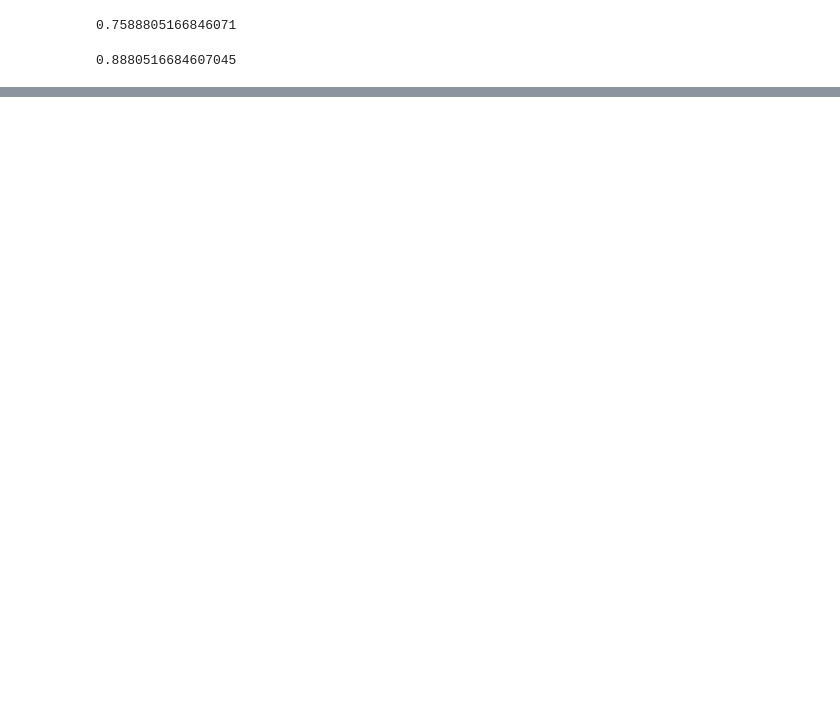
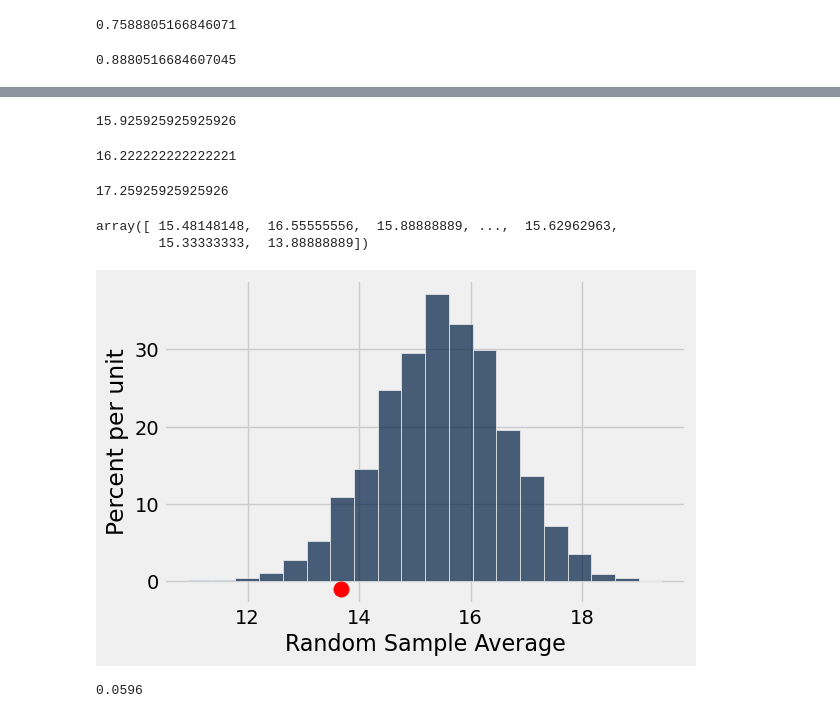
Before and after one commit to lawtonsclass/f24-code-from-class, a Jupyter notebook: data8-practice/ch11.ipynb, the cells around one changed output, grey strips where cells are left out. Saved outputs shown, nothing was run; the diff lists cells and outputs as text; code cells hidden in the pictures; blank space fills up the shorter version.

```diff
--- a/data8-practice/ch11.ipynb
+++ b/data8-practice/ch11.ipynb
@@ -212,0 +219,3 @@ np.count_nonzero(distances >= different_observed_statistic) / repetitions
+# %%
+scores = Table.read_table('data/scores_by_section.csv')
+scores
@@ -212,0 +267,3 @@ np.count_nonzero(distances >= different_observed_statistic) / repetitions
+# %%
+section_3_average = scores.group('Section', np.average).column('Midterm average').item(2)
+section_3_size = scores.group('Section').column('count').item(2)
@@ -212,0 +286,35 @@ np.count_nonzero(distances >= different_observed_statistic) / repetitions
+# %%
+np.average(random_section.column('Midterm'))
+# %% [output]
+15.925925925925926
+# %%
+np.average(scores.sample(section_3_size, with_replacement=False).column('Midterm'))
+# %% [output]
+16.222222222222221
+# %%
+def one_simulated_average():
+    return np.average(scores.sample(section_3_size, with_replacement=False).column('Midterm'))
+
+one_simulated_average()
+# %% [output]
+17.25925925925926
+# %%
+simulations = 10000
+sample_averages = make_array()
+for i in np.arange(repetitions):
+    sample_averages = np.append(sample_averages, one_simulated_average())
+# %%
+sample_averages
+# %% [output]
+array([ 15.48148148,  16.55555556,  15.88888889, ...,  15.62962963,
+        15.33333333,  13.88888889])
+# %%
+averages_tbl = Table().with_column('Random Sample Average', sample_averages)
+averages_tbl.hist(bins = 20)
+plt.scatter(section_3_average, -0.01, color='red', s=120);
+# %% [output]
+[figure, added]
+# %%
+np.count_nonzero(sample_averages <= section_3_average) / simulations
+# %% [output]
+0.0596
```
Also changed, not shown: parts of 23 cells of this notebook, 6 other files.
